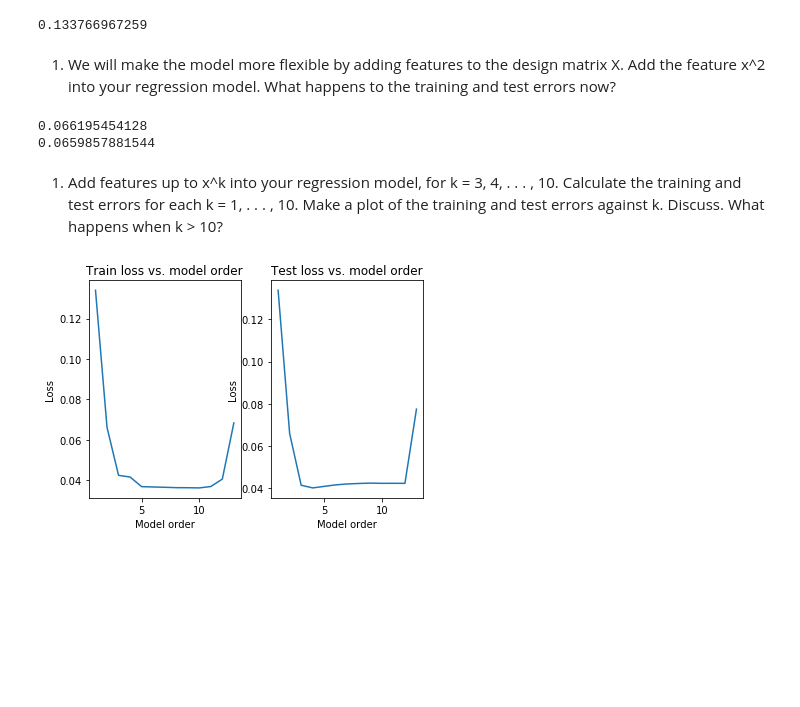
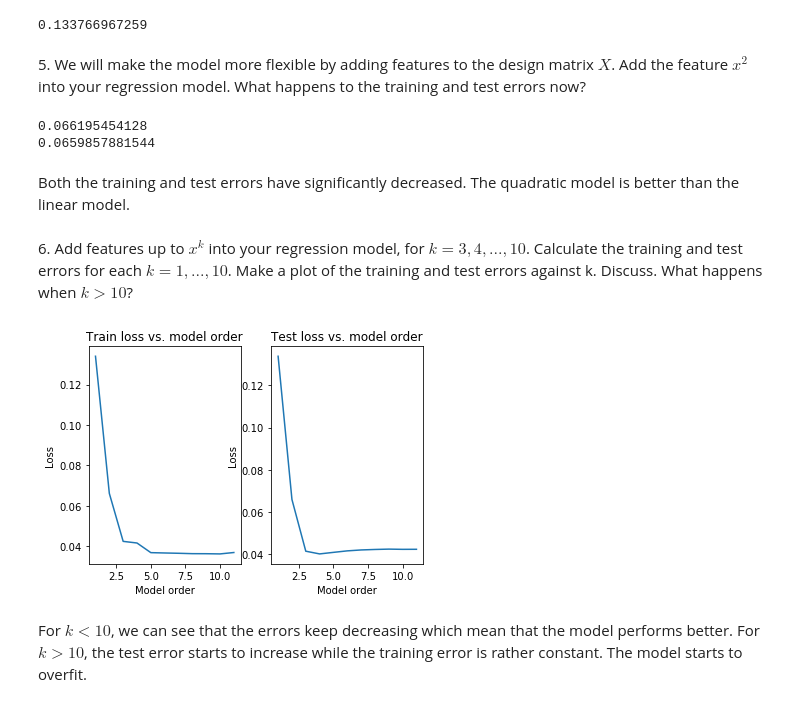
Before and after one commit to AdriBesson/Statistical_learning_course, a Jupyter notebook: week1/exercise12.ipynb, the cells around one changed output. Cells and saved outputs as stored; diff of their text form; code cells hidden in the pictures; blank space fills up the shorter version.

```diff
--- a/week1/exercise12.ipynb
+++ b/week1/exercise12.ipynb
@@ -65,8 +65,8 @@ print(test_error)
 # %% [output]
 0.133766967259
 # %% [markdown]
-1. We will make the model more flexible by adding features to the design matrix X.
-Add the feature x^2 into your regression model. What happens to the training and test errors now?
+5\. We will make the model more flexible by adding features to the design matrix $X$.
+Add the feature $x^2$ into your regression model. What happens to the training and test errors now?
 # %%
 # Quadratic model
 x_train_reg = np.transpose([np.ones(np.shape(x_train)), x_train, x_train**2])
@@ -87,9 +87,11 @@ print(test_error)
 # %% [output]
 0.066195454128
 0.0659857881544
+# %% [markdown]
+Both the training and test errors have significantly decreased. The quadratic model is better than the linear model.
 # %% [markdown]
-1. Add features up to x^k into your regression model, for k = 3, 4, . . . , 10. Calculate the training and test errors for each k = 1, . . . , 10. Make a plot of the training and test
-errors against k. Discuss. What happens when k > 10?
+6\. Add features up to $x^k$ into your regression model, for $k = 3, 4, . . . , 10$. Calculate the training and test errors for each $k = 1, . . . , 10$. Make a plot of the training and test
+errors against k. Discuss. What happens when $k > 10$?
 # %%
 # Output variables
 y_train_pred = []
@@ -100,7 +102,7 @@ train_loss = []
 test_loss = []
 
 # List of model orders
-list_model_orders = range(1,14)
+list_model_orders = range(1,12)
 
 # Loop over the orders of the regrssion model
 for k in list_model_orders:
@@ -111,31 +113,33 @@ for k in list_model_orders:
     x_test_reg = np.asarray(x_test_reg_list)
 
     # Compute the LS estimate
     beta_train = utils.compute_my_ls_estimate(np.transpose(x_train_reg), y_train)
 
     # Compute the prediction
     y_train_pred.append(np.matmul(np.transpose(x_train_reg),beta_train))
     y_test_pred.append(np.matmul(np.transpose(x_test_reg),beta_train))
 
     # Calculate the training error
     train_loss.append(utils.compute_l2_error(y_train, y_train_pred[k-1]))
 
     # Empirical test error on the test set
     test_loss.append(utils.compute_l2_error(y_test, y_test_pred[k-1]))
 
 # Plots
 plt.figure()
 plt.subplot(121)
 plt.plot(list_model_orders, train_loss)
 plt.ylabel('Loss')
 plt.xlabel('Model order')
 plt.title('Train loss vs. model order')
 
 plt.subplot(122)
 plt.plot(list_model_orders, test_loss)
 plt.ylabel('Loss')
 plt.xlabel('Model order')
 plt.title('Test loss vs. model order')
 plt.show()
 # %% [output]
-[figure, old version]
+[figure, new version]
+# %% [markdown]
+For $k < 10$, we can see that the errors keep decreasing which mean that the model performs better. For $k > 10$, the test error starts to increase while the training error is rather constant. The model starts to overfit.
```
Also changed, not shown: parts of 4 cells of this notebook, 2 other files.
